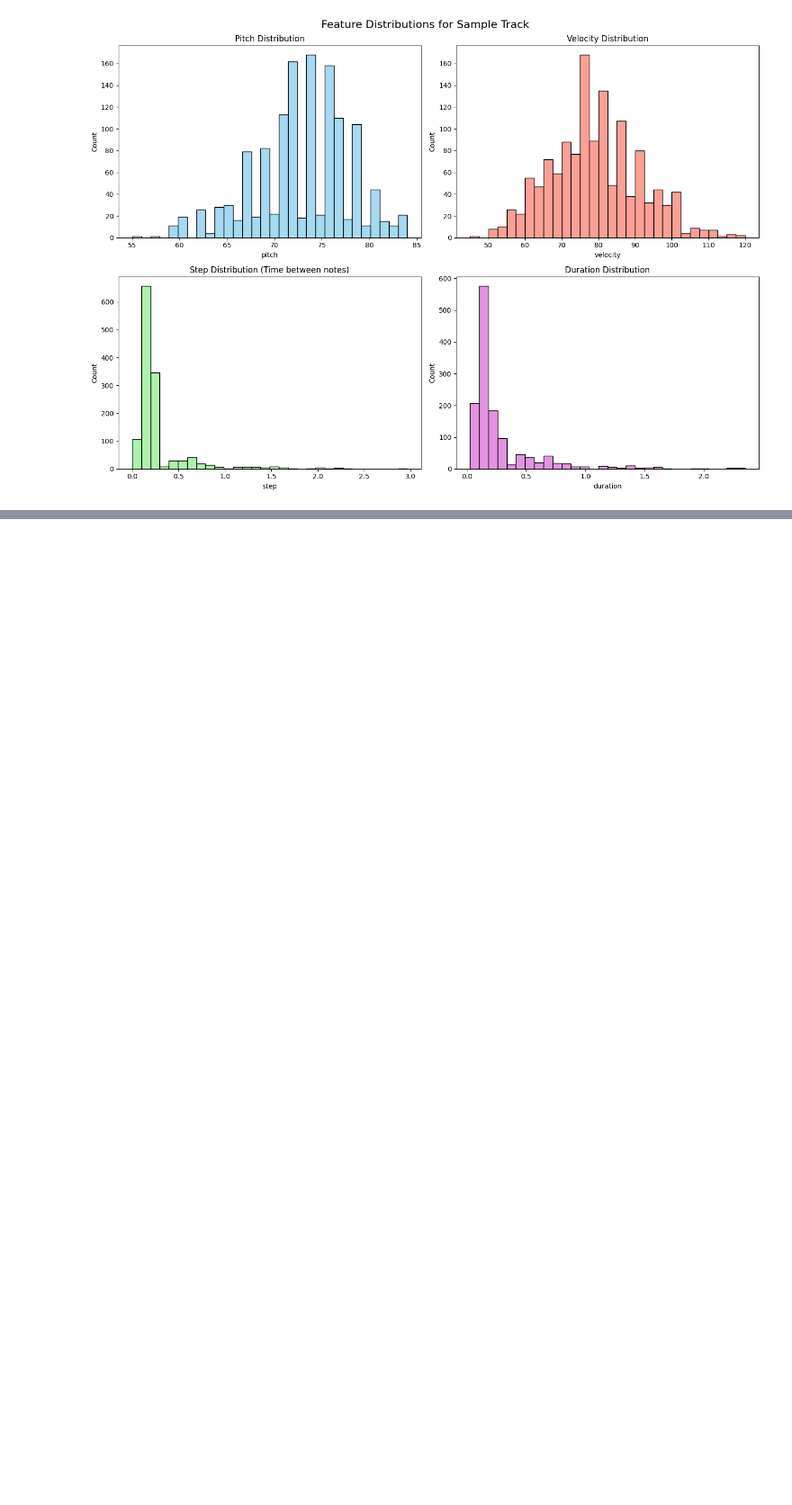
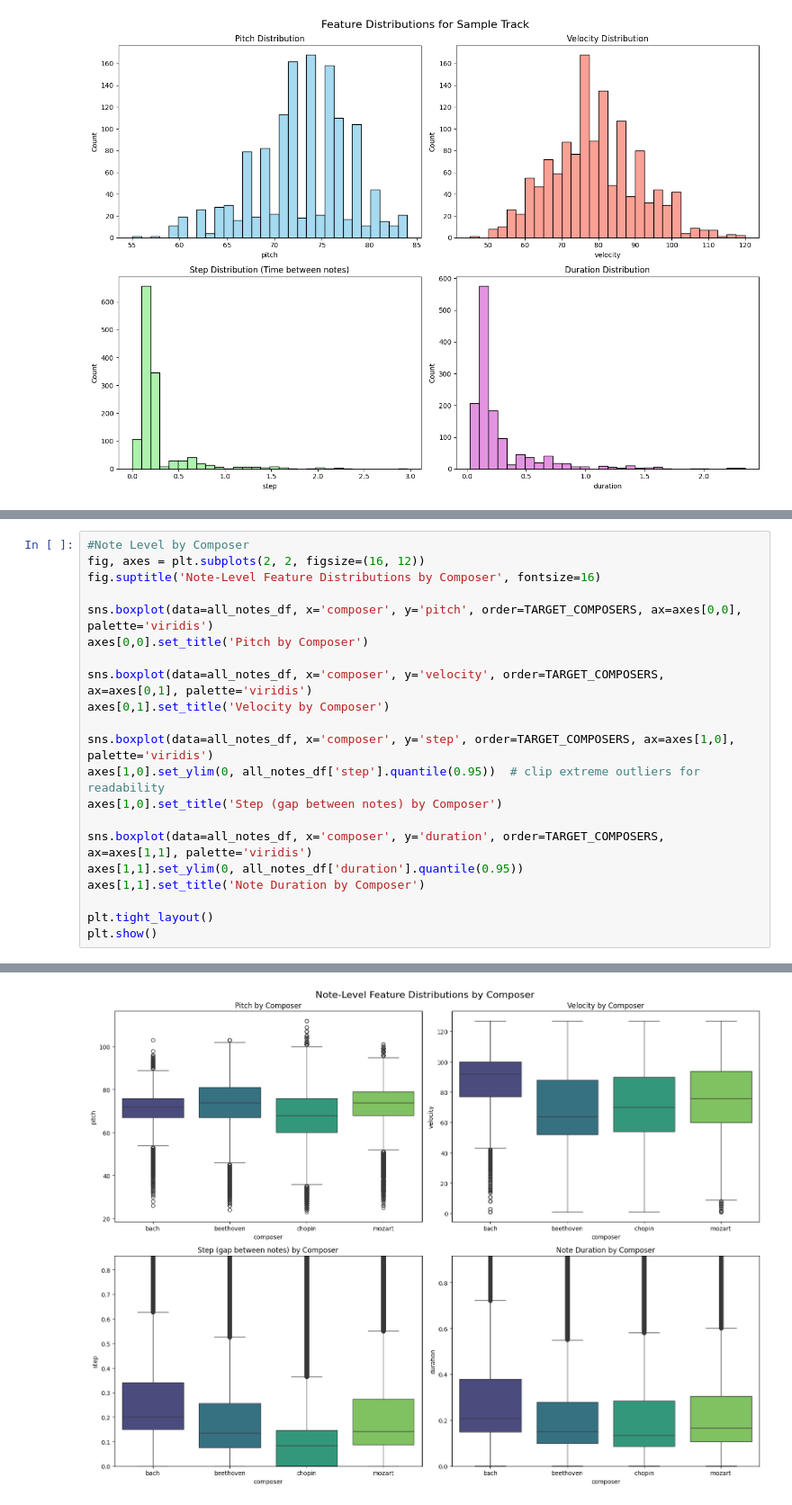
Before and after one commit to dsims21/AAI-511_Music-Identifier, a Jupyter notebook: AAI_511_Group_6_Final_Project.ipynb, the cells around one changed output, grey strips where cells are left out. Shown at 90% size. Saved outputs shown, nothing was run; the diff lists cells and outputs as text; blank space fills up the shorter version.

Commit message:
Added composer-level EDA: pitch/velocity/duration boxplots, success rates, class distribution

```diff
--- a/AAI_511_Group_6_Final_Project.ipynb
+++ b/AAI_511_Group_6_Final_Project.ipynb
@@ -247,0 +364,22 @@ if not df_files.empty and sample_notes is not None:
+# %%
+#Note Level by Composer
+fig, axes = plt.subplots(2, 2, figsize=(16, 12))
+fig.suptitle('Note-Level Feature Distributions by Composer', fontsize=16)
+
+sns.boxplot(data=all_notes_df, x='composer', y='pitch', order=TARGET_COMPOSERS, ax=axes[0,0], palette='viridis')
+axes[0,0].set_title('Pitch by Composer')
+
+sns.boxplot(data=all_notes_df, x='composer', y='velocity', order=TARGET_COMPOSERS, ax=axes[0,1], palette='viridis')
+axes[0,1].set_title('Velocity by Composer')
+
+sns.boxplot(data=all_notes_df, x='composer', y='step', order=TARGET_COMPOSERS, ax=axes[1,0], palette='viridis')
+axes[1,0].set_ylim(0, all_notes_df['step'].quantile(0.95))  # clip extreme outliers for readability
+axes[1,0].set_title('Step (gap between notes) by Composer')
+
+sns.boxplot(data=all_notes_df, x='composer', y='duration', order=TARGET_COMPOSERS, ax=axes[1,1], palette='viridis')
+axes[1,1].set_ylim(0, all_notes_df['duration'].quantile(0.95))
+axes[1,1].set_title('Note Duration by Composer')
+
+plt.tight_layout()
+plt.show()
+# %% [output]
@@ -247,0 +401 @@ if not df_files.empty and sample_notes is not None:
+[figure, added]
```
Also changed, not shown: parts of 12 cells of this notebook.
